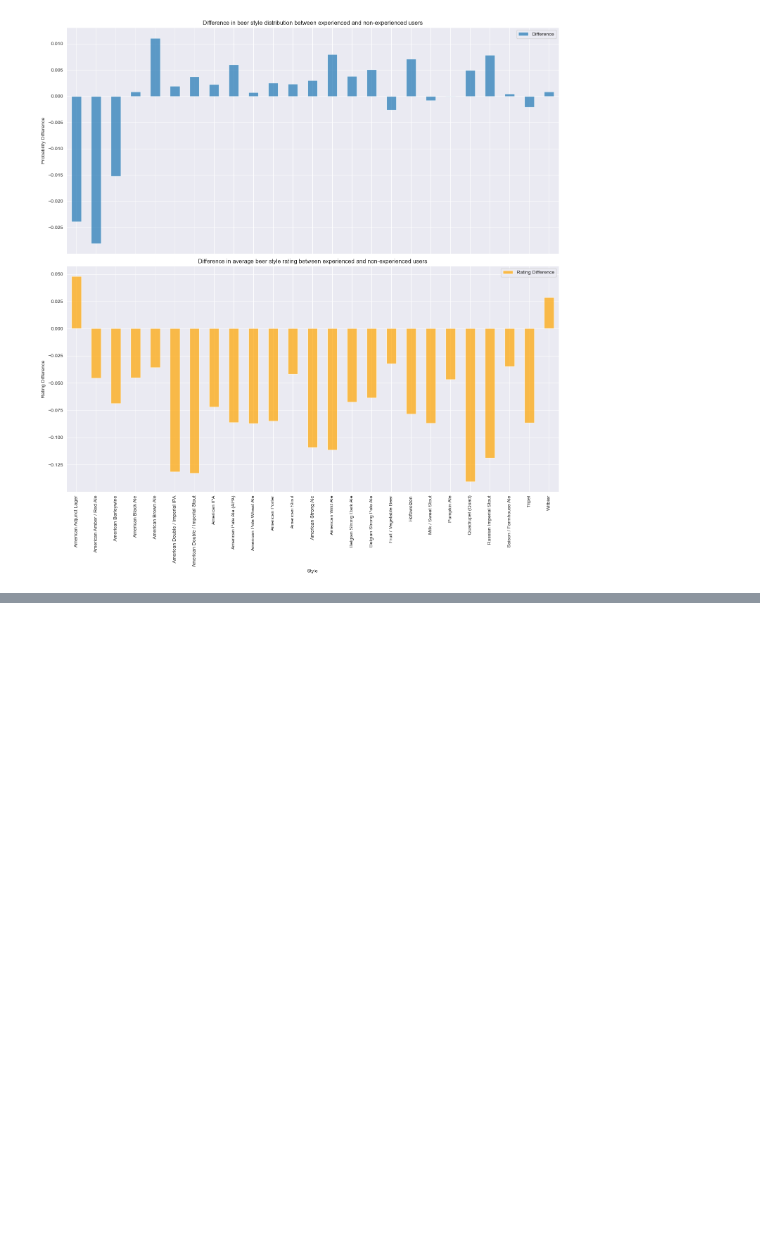
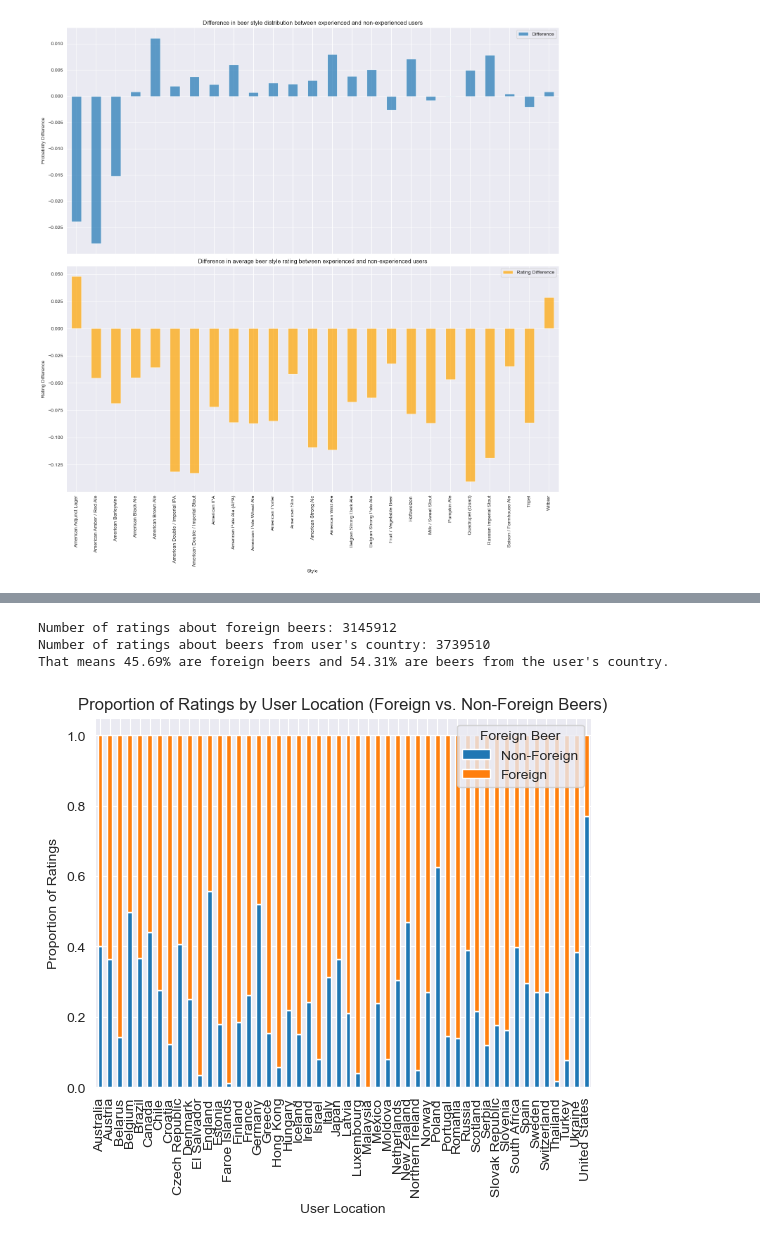
Before and after one commit to epfl-ada/ada-2024-project-thefivedatawranglers, a Jupyter notebook: results.ipynb, the cells around one changed output, grey strips where cells are left out. Cells and saved outputs as stored; diff of their text form; code cells hidden in the pictures; blank space fills up the shorter version.

```diff
--- a/results.ipynb
+++ b/results.ipynb
@@ -21,0 +50,17 @@ plot_combined_distribution_and_rating_difference(plot_df, rating_diff_df)
+# %%
+df_brew = load_brewery(brewery_path="src/data/RateBeer/breweries.csv")
+df_brew_us = accumulate_us2(df_brew, "brewery_location")
+df_rb_users_ratings_brew = merge_ratings_with_breweries(df_rb_users_ratings_top50, df_brew_us)
+num_foreign, num_own, foreign_percentage, own_percentage = foreign_beer_stats(df_rb_users_ratings_brew)
+print(f"Number of ratings about foreign beers: {num_foreign}")
+print(f"Number of ratings about beers from user's country: {num_own}")
+print(f"That means {foreign_percentage:.2f}% are foreign beers and {own_percentage:.2f}% are beers from the user's country.")
+# %% [output]
+Number of ratings about foreign beers: 3145912
+Number of ratings about beers from user's country: 3739510
+That means 45.69% are foreign beers and 54.31% are beers from the user's country.
+# %%
+df_grouped_counts = grouped_counts(df_rb_users_ratings_brew)
+plot_foreign_vs_own_beer_counts(df_grouped_counts)
+# %% [output]
+[figure, added]
```
Also changed, not shown: parts of 8 cells of this notebook, 2 other files.
